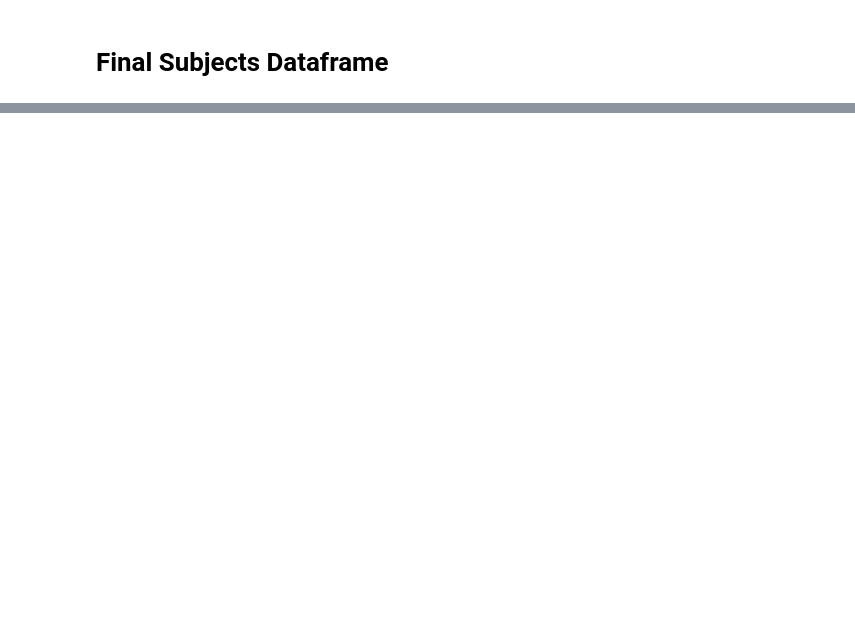
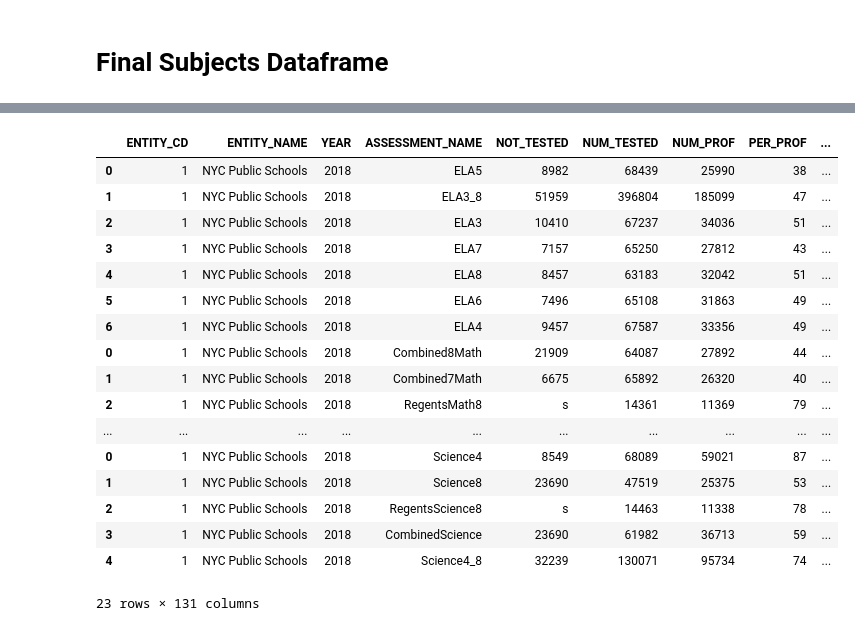
Before and after one commit to kashafali8/COVID-s-Impact-on-Students-Learning-Outcomes, a Jupyter notebook: Data_clean_merge/Merging_Subjects.ipynb, the cells around one changed output, grey strips where cells are left out. Saved outputs shown, nothing was run; the diff lists cells and outputs as text; code cells hidden in the pictures; blank space fills up the shorter version.

```diff
--- a/Data_clean_merge/Merging_Subjects.ipynb
+++ b/Data_clean_merge/Merging_Subjects.ipynb
@@ -187,3 +301,24 @@ Length: 131, dtype: int64
 # %%
 # save as csv
 subject_df_2018_19_2021_22.to_csv('subject_df_2018_19_2021_22.csv', index=False)
+# %%
+subject_df_2018_19_2021_22[(subject_df_2018_19_2021_22["YEAR"] == 2018) & (subject_df_2018_19_2021_22["ENTITY_CD"] == 1)]
+# %% [output]
+|  | ENTITY_CD | ENTITY_NAME | YEAR | ASSESSMENT_NAME | NOT_TESTED | NUM_TESTED | NUM_PROF | PER_PROF | ... |
+| 0 | 1 | NYC Public Schools | 2018 | ELA5 | 8982 | 68439 | 25990 | 38 | ... |
+| 1 | 1 | NYC Public Schools | 2018 | ELA3_8 | 51959 | 396804 | 185099 | 47 | ... |
+| 2 | 1 | NYC Public Schools | 2018 | ELA3 | 10410 | 67237 | 34036 | 51 | ... |
+| 3 | 1 | NYC Public Schools | 2018 | ELA7 | 7157 | 65250 | 27812 | 43 | ... |
+| 4 | 1 | NYC Public Schools | 2018 | ELA8 | 8457 | 63183 | 32042 | 51 | ... |
+| 5 | 1 | NYC Public Schools | 2018 | ELA6 | 7496 | 65108 | 31863 | 49 | ... |
+| 6 | 1 | NYC Public Schools | 2018 | ELA4 | 9457 | 67587 | 33356 | 49 | ... |
+| 0 | 1 | NYC Public Schools | 2018 | Combined8Math | 21909 | 64087 | 27892 | 44 | ... |
+| 1 | 1 | NYC Public Schools | 2018 | Combined7Math | 6675 | 65892 | 26320 | 40 | ... |
+| 2 | 1 | NYC Public Schools | 2018 | RegentsMath8 | s | 14361 | 11369 | 79 | ... |
+| ... | ... | ... | ... | ... | ... | ... | ... | ... | ... |
+| 0 | 1 | NYC Public Schools | 2018 | Science4 | 8549 | 68089 | 59021 | 87 | ... |
+| 1 | 1 | NYC Public Schools | 2018 | Science8 | 23690 | 47519 | 25375 | 53 | ... |
+| 2 | 1 | NYC Public Schools | 2018 | RegentsScience8 | s | 14463 | 11338 | 78 | ... |
+| 3 | 1 | NYC Public Schools | 2018 | CombinedScience | 23690 | 61982 | 36713 | 59 | ... |
+| 4 | 1 | NYC Public Schools | 2018 | Science4_8 | 32239 | 130071 | 95734 | 74 | ... |
+23 rows × 131 columns
```
Also changed, not shown: parts of 19 cells of this notebook.
